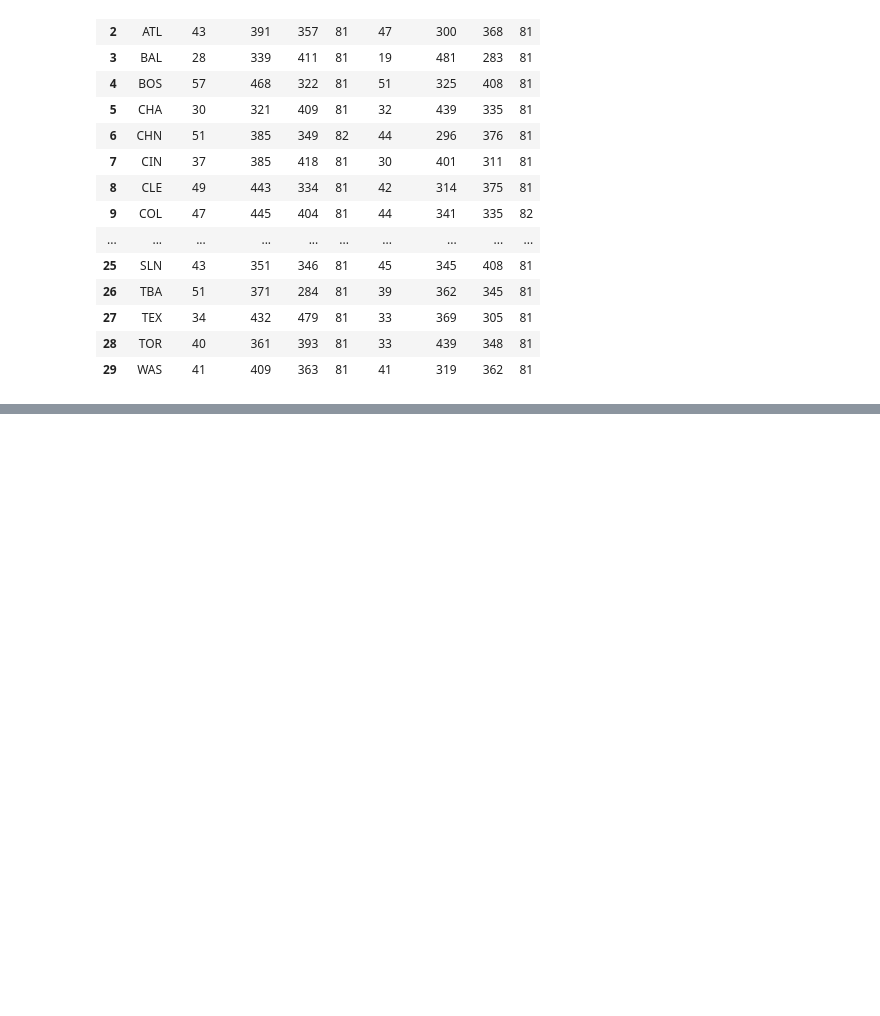
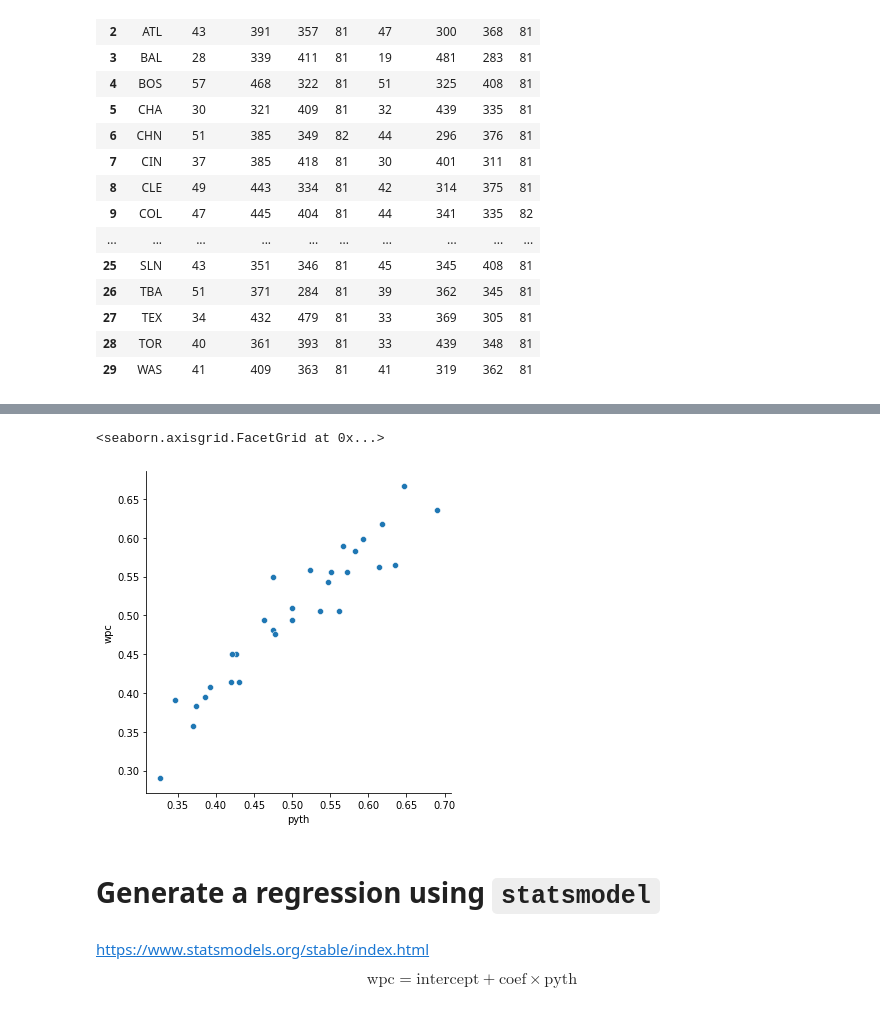
Before and after one commit to bartev/sporty, a Jupyter notebook: notebooks/01-pythagorean-expectation-and-mlb.ipynb, the cells around one changed output, grey strips where cells are left out. Saved outputs shown, nothing was run; the diff lists cells and outputs as text; code cells hidden in the pictures; blank space fills up the shorter version.

Commit message:
Week 1, pythagorean expectation IPL and Baseball

```diff
--- a/notebooks/01-pythagorean-expectation-and-mlb.ipynb
+++ b/notebooks/01-pythagorean-expectation-and-mlb.ipynb
@@ -196,0 +210,10 @@ MLB18
+# %%
+MLB18 = MLB18.assign(
+    W=lambda x: x["hwin"] + x["awin"],
+    G=lambda x: x["Gh"] + x["Ga"],
+    R=lambda x: x["HomeRh"] + x["VisRa"],
+    RA=lambda x: x["VisRh"] + x["HomeRa"],
+).assign(
+    wpc=lambda x: x["W"] / x["G"],
+    pyth=lambda x: x["R"] ** 2 / (x["R"] ** 2 + x["RA"] ** 2),
+)
@@ -196,0 +231,16 @@ MLB18
+# %%
+# relplot is a scatterplot
+# Illustrates the close correlation between win percentage and pythagorean expectation
+
+sns.relplot(x='pyth', y='wpc', data=MLB18)
+# %% [output]
+<seaborn.axisgrid.FacetGrid at 0x...>
+[figure, added]
+# %% [markdown]
+# Generate a regression using `statsmodel`
+# %% [markdown]
+https://www.statsmodels.org/stable/index.html
+
+$$
+\text{wpc} = \text{intercept} + \text{coef} \times \text{pyth}
+$$
```
Also changed, not shown: parts of 17 cells of this notebook, 4 other files.
